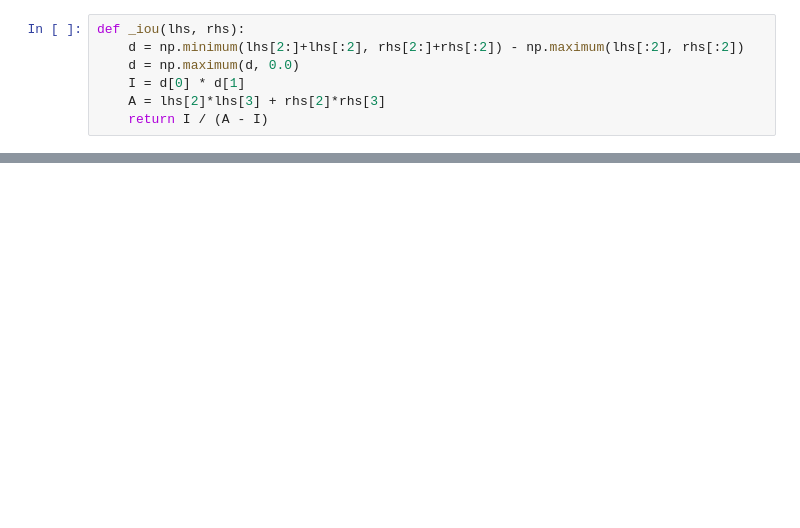
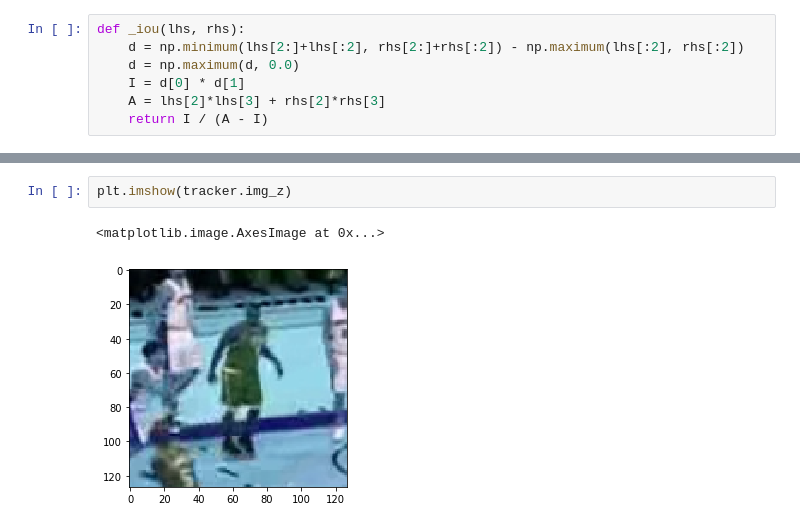
Before and after one commit to eldercrow/tracking-pytorch, a Jupyter notebook: notebook/predict.ipynb, the cells around one changed output, grey strips where cells are left out. Cells and saved outputs as stored; diff of their text form; blank space fills up the shorter version.

```diff
--- a/notebook/predict.ipynb
+++ b/notebook/predict.ipynb
@@ -174,0 +207,5 @@ array([0.2934338 , 0.6882701 , 0.5938145 , 0.42271924, 0.2692841 ,
+# %%
+plt.imshow(tracker.img_z)
+# %% [output]
+<matplotlib.image.AxesImage at 0x...>
+[figure, added]
```
Also changed, not shown: parts of 14 cells of this notebook, 11 other files.
